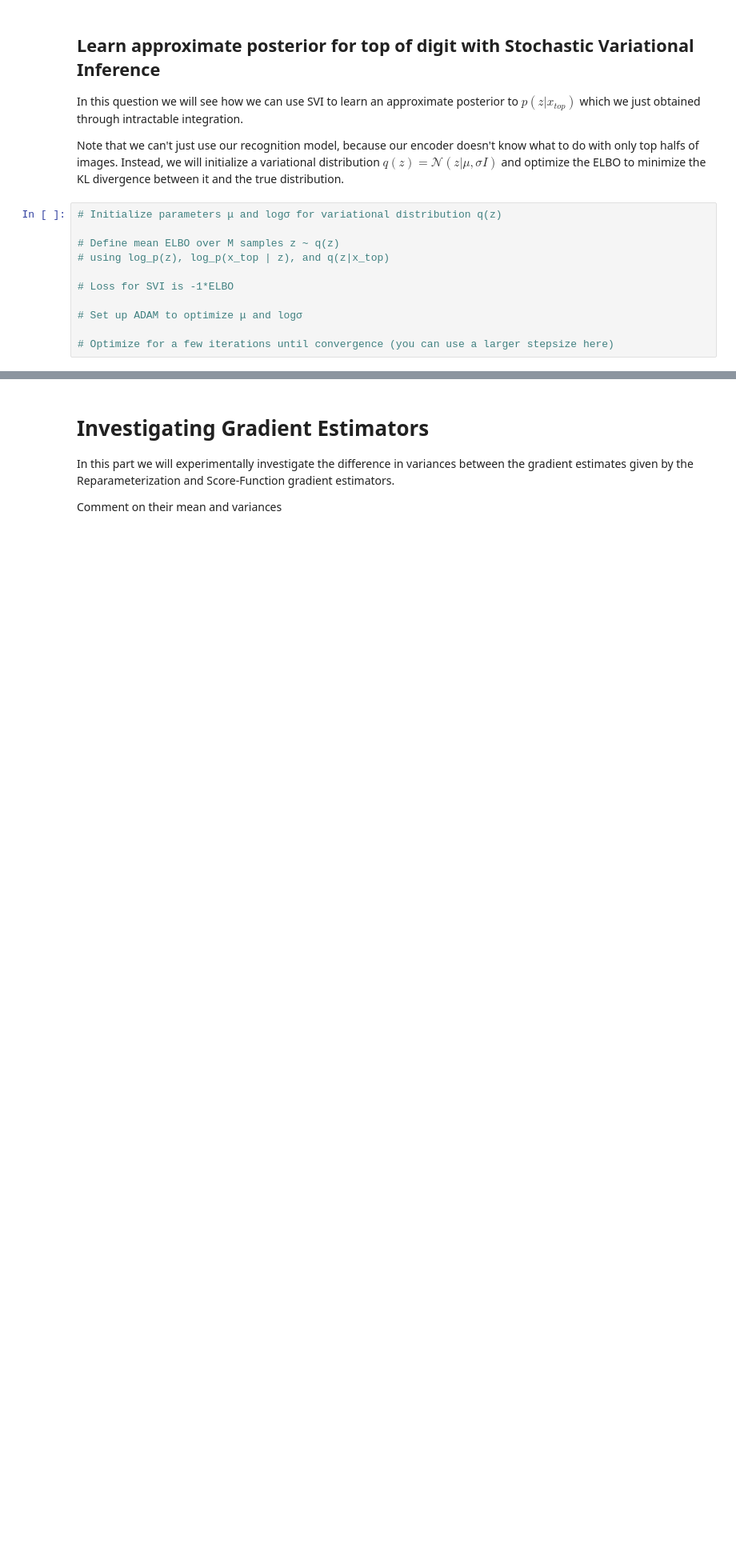
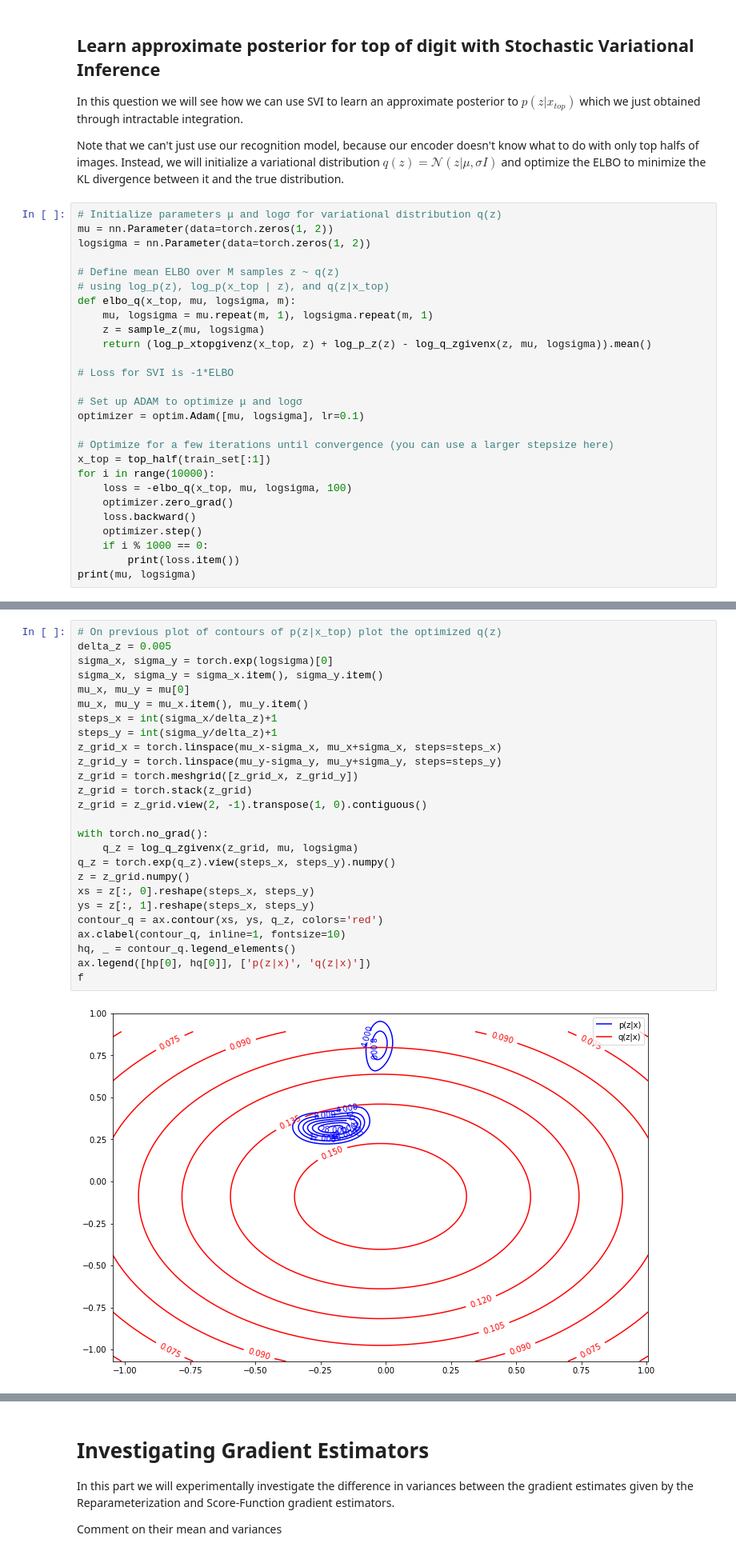
Before and after one commit to EricElmoznino/csc412-a3, a Jupyter notebook: assignment3.ipynb, the cells around one changed output, grey strips where cells are left out. Shown at 80% size. Saved outputs shown, nothing was run; the diff lists cells and outputs as text; blank space fills up the shorter version.

```diff
--- a/assignment3.ipynb
+++ b/assignment3.ipynb
@@ -574,12 +590,28 @@ In this question we will see how we can use SVI to learn an approximate posterio
 Note that we can't just use our recognition model, because our encoder doesn't know what to do with only top halfs of images. Instead, we will initialize a variational distribution $q(z) = \mathcal{N}(z| \mu,\sigma I)$ and optimize the ELBO to minimize the KL divergence between it and the true distribution.
 # %%
 # Initialize parameters μ and logσ for variational distribution q(z)
+mu = nn.Parameter(data=torch.zeros(1, 2))
+logsigma = nn.Parameter(data=torch.zeros(1, 2))
 
 # Define mean ELBO over M samples z ~ q(z)
 # using log_p(z), log_p(x_top | z), and q(z|x_top)
+def elbo_q(x_top, mu, logsigma, m):
+    mu, logsigma = mu.repeat(m, 1), logsigma.repeat(m, 1)
+    z = sample_z(mu, logsigma)
+    return (log_p_xtopgivenz(x_top, z) + log_p_z(z) - log_q_zgivenx(z, mu, logsigma)).mean()
 
 # Loss for SVI is -1*ELBO
 
 # Set up ADAM to optimize μ and logσ
+optimizer = optim.Adam([mu, logsigma], lr=0.1)
 
 # Optimize for a few iterations until convergence (you can use a larger stepsize here)
+x_top = top_half(train_set[:1])
+for i in range(10000):
+    loss = -elbo_q(x_top, mu, logsigma, 100)
+    optimizer.zero_grad()
+    loss.backward()
+    optimizer.step()
+    if i % 1000 == 0:
+        print(loss.item())
+print(mu, logsigma)
@@ -588,2 +632,30 @@ Note that we can't just use our recognition model, because our encoder doesn't k
+# %%
+# On previous plot of contours of p(z|x_top) plot the optimized q(z)
+delta_z = 0.005
+sigma_x, sigma_y = torch.exp(logsigma)[0]
+sigma_x, sigma_y = sigma_x.item(), sigma_y.item()
+mu_x, mu_y = mu[0]
+mu_x, mu_y = mu_x.item(), mu_y.item()
+steps_x = int(sigma_x/delta_z)+1
+steps_y = int(sigma_y/delta_z)+1
+z_grid_x = torch.linspace(mu_x-sigma_x, mu_x+sigma_x, steps=steps_x)
+z_grid_y = torch.linspace(mu_y-sigma_y, mu_y+sigma_y, steps=steps_y)
+z_grid = torch.meshgrid([z_grid_x, z_grid_y])
+z_grid = torch.stack(z_grid)
+z_grid = z_grid.view(2, -1).transpose(1, 0).contiguous()
+
+with torch.no_grad():
+    q_z = log_q_zgivenx(z_grid, mu, logsigma)
+q_z = torch.exp(q_z).view(steps_x, steps_y).numpy()
+z = z_grid.numpy()
+xs = z[:, 0].reshape(steps_x, steps_y)
+ys = z[:, 1].reshape(steps_x, steps_y)
+contour_q = ax.contour(xs, ys, q_z, colors='red')
+ax.clabel(contour_q, inline=1, fontsize=10)
+hq, _ = contour_q.legend_elements()
+ax.legend([hp[0], hq[0]], ['p(z|x)', 'q(z|x)'])
+f
+# %% [output]
+[figure, added]
 # %%
 # Sample z ~ q(z)
```
Also changed, not shown: parts of 12 cells of this notebook.
